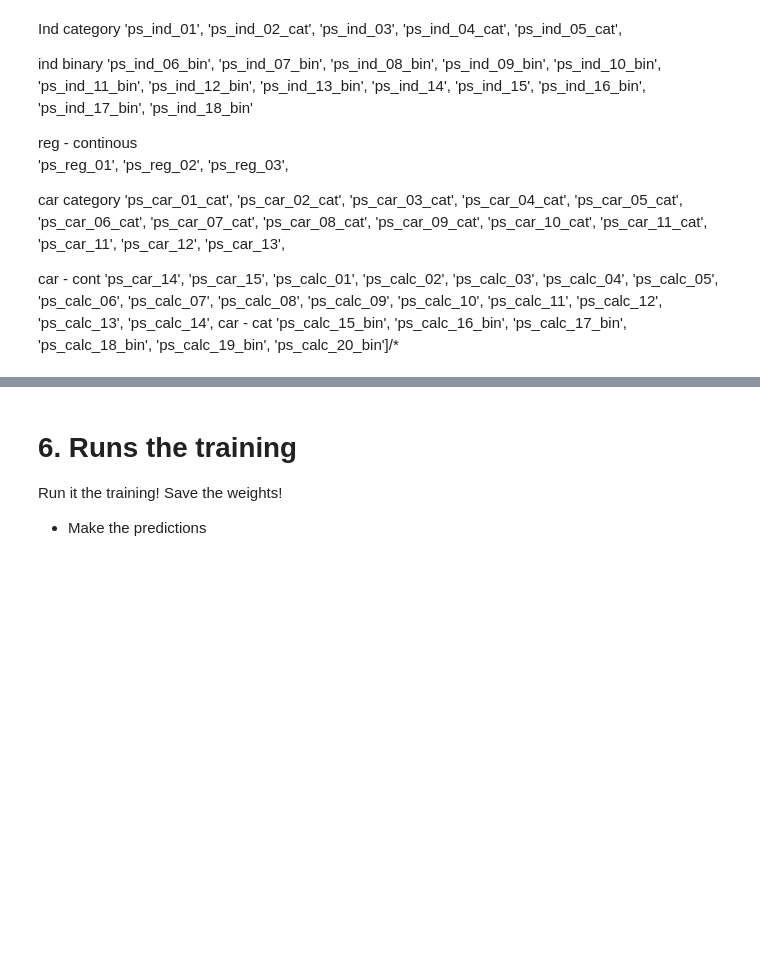
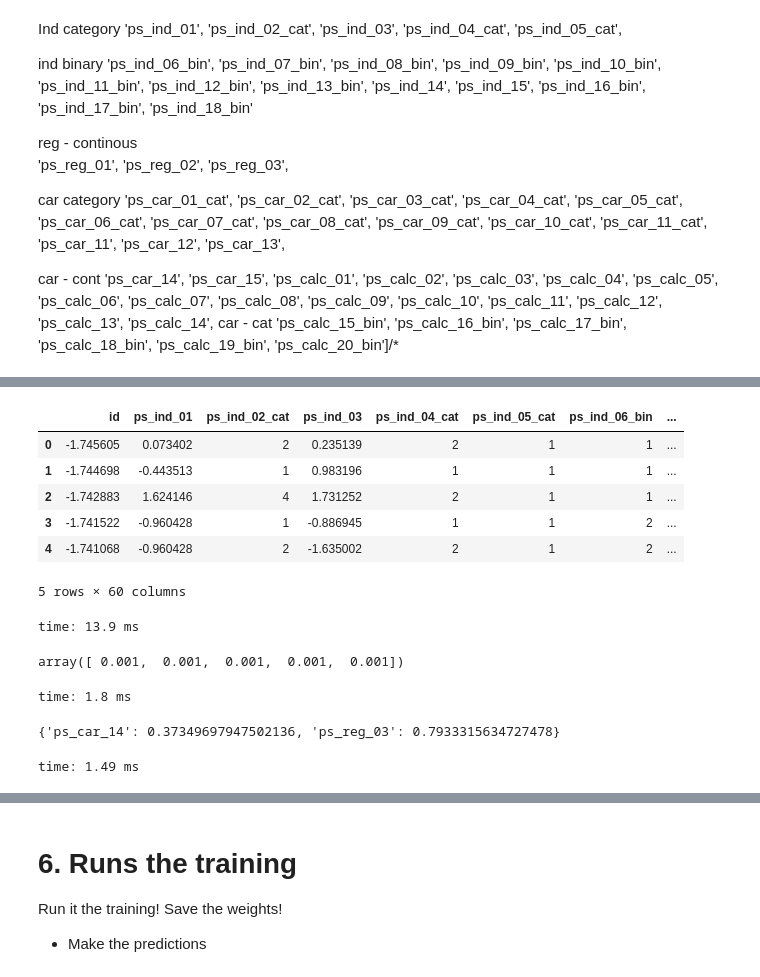
Before and after one commit to jamesdietle/PortoDriver, a Jupyter notebook: Porto-seguro-safe-driver-prediction.ipynb, the cells around one changed output, grey strips where cells are left out. Cells and saved outputs as stored; diff of their text form; code cells hidden in the pictures; blank space fills up the shorter version.

```diff
--- a/Porto-seguro-safe-driver-prediction.ipynb
+++ b/Porto-seguro-safe-driver-prediction.ipynb
@@ -276,0 +303,3 @@ time: 30.7 ms
+# %%
+joined_samp = joined.set_index('id')
+#??joined.set_index
@@ -277,4 +309,5 @@ time: 30.7 ms
 # %%
-df, y, nas, mapper = proc_df(joined, 'target', do_scale=True)
-yl = np.log(y)
+df, y, nas, mapper = proc_df(joined_samp, 'target', do_scale=True)
+yl = y
+yl
 # %% [output]
@@ -281,0 +319,21 @@ time: 66.8 ms
+# %%
+df[:5]
+# %% [output]
+|  | id | ps_ind_01 | ps_ind_02_cat | ps_ind_03 | ps_ind_04_cat | ps_ind_05_cat | ps_ind_06_bin | ... |
+| 0 | -1.745605 | 0.073402 | 2 | 0.235139 | 2 | 1 | 1 | ... |
+| 1 | -1.744698 | -0.443513 | 1 | 0.983196 | 1 | 1 | 1 | ... |
+| 2 | -1.742883 | 1.624146 | 4 | 1.731252 | 2 | 1 | 1 | ... |
+| 3 | -1.741522 | -0.960428 | 1 | -0.886945 | 1 | 1 | 2 | ... |
+| 4 | -1.741068 | -0.960428 | 2 | -1.635002 | 2 | 1 | 2 | ... |
+5 rows × 60 columns
+time: 13.9 ms
+# %%
+y[:5]
+# %% [output]
+array([ 0.001,  0.001,  0.001,  0.001,  0.001])
+time: 1.8 ms
+# %%
+nas
+# %% [output]
+{'ps_car_14': 0.37349697947502136, 'ps_reg_03': 0.7933315634727478}
+time: 1.49 ms
```
Also changed, not shown: parts of 47 cells of this notebook.
